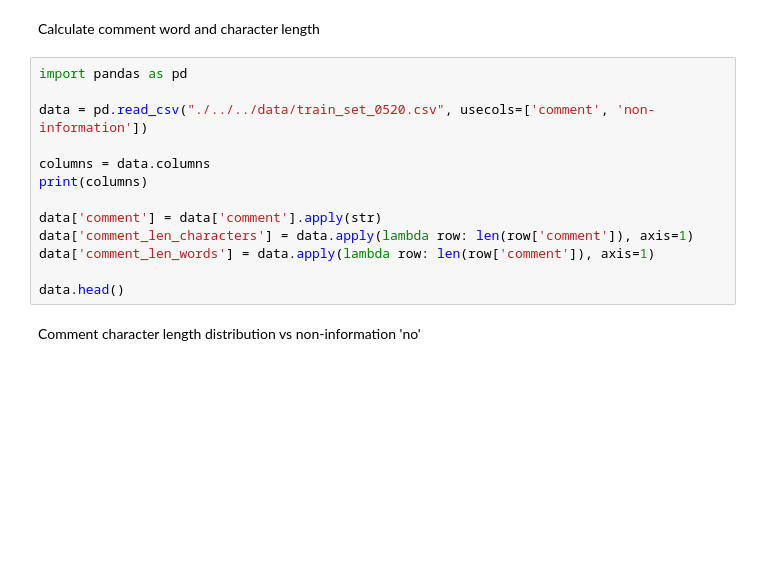
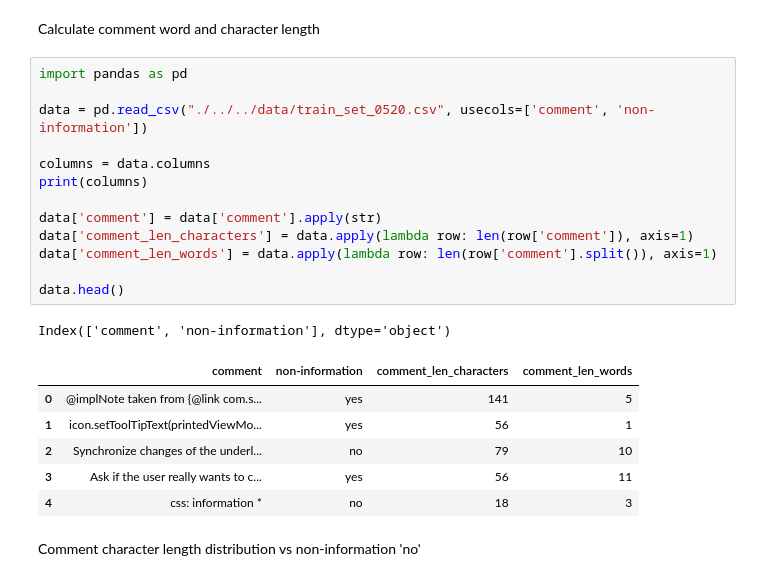
Before and after one commit to patrycjapraczyk/Declutter-challenge, a Jupyter notebook: notebooks/dataAnalysis/comment_length_analysis.ipynb, the cells around one changed output. Cells and saved outputs as stored; diff of their text form; blank space fills up the shorter version.

Commit message:
added comment stopwords analysis

```diff
--- a/notebooks/dataAnalysis/comment_length_analysis.ipynb
+++ b/notebooks/dataAnalysis/comment_length_analysis.ipynb
@@ -3,16 +3,24 @@ Calculate comment word and character length
 # %%
 import pandas as pd
 
 data = pd.read_csv("./../../data/train_set_0520.csv", usecols=['comment', 'non-information'])
 
 columns = data.columns
 print(columns)
 
 data['comment'] = data['comment'].apply(str)
 data['comment_len_characters'] = data.apply(lambda row: len(row['comment']), axis=1)
-data['comment_len_words'] = data.apply(lambda row: len(row['comment']), axis=1)
+data['comment_len_words'] = data.apply(lambda row: len(row['comment'].split()), axis=1)
 
 data.head()
+# %% [output]
+Index(['comment', 'non-information'], dtype='object')
+|  | comment | non-information | comment_len_characters | comment_len_words |
+| 0 | @implNote taken from {@link com.s... | yes | 141 | 5 |
+| 1 | icon.setToolTipText(printedViewMo... | yes | 56 | 1 |
+| 2 | Synchronize changes of the underl... | no | 79 | 10 |
+| 3 | Ask if the user really wants to c... | yes | 56 | 11 |
+| 4 | css: information * | no | 18 | 3 |
 # %% [markdown]
 Comment character length distribution vs non-information 'no'
 # %%
```
Also changed, not shown: parts of 10 cells of this notebook, 3 other files.
